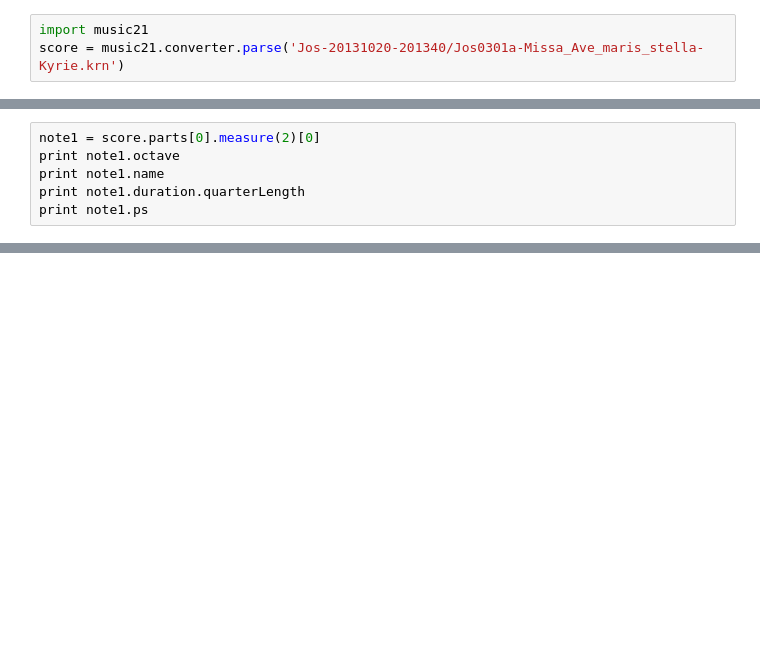
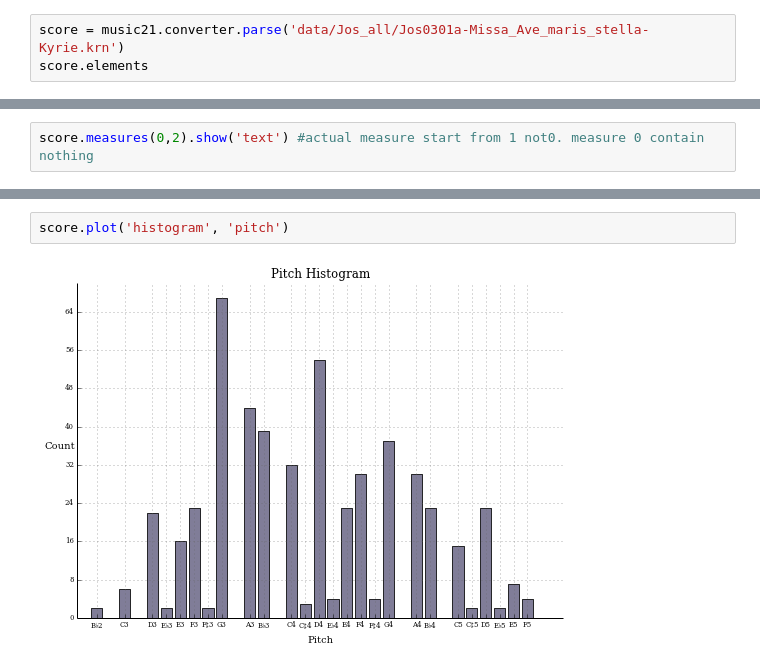
Before and after one commit to fcchou/CS229-project, a Jupyter notebook: test1.ipynb, the cells around one changed output, grey strips where cells are left out. Cells and saved outputs as stored; diff of their text form; blank space fills up the shorter version.

Commit message:
Test some of the functions of Music21 Please check test1.ipynb for the detail
Signed-off-by: stevekuo <stevekuo4@gmail.com>

```diff
--- a/test1.ipynb
+++ b/test1.ipynb
@@ -1,3 +21,3 @@
 # %%
-import music21
-score = music21.converter.parse('Jos-20131020-201340/Jos0301a-Missa_Ave_maris_stella-Kyrie.krn')
+score = music21.converter.parse('data/Jos_all/Jos0301a-Missa_Ave_maris_stella-Kyrie.krn')
+score.elements
@@ -4,6 +41,0 @@ score = music21.converter.parse('Jos-20131020-201340/Jos0301a-Missa_Ave_maris_st
-# %%
-note1 = score.parts[0].measure(2)[0]
-print note1.octave
-print note1.name
-print note1.duration.quarterLength
-print note1.ps
@@ -44,0 +44,2 @@ score1.parts[2].measures(0,4).show('text')
+# %%
+score.measures(0,2).show('text') #actual measure start from 1 not0. measure 0 contain nothing
@@ -44,0 +68,4 @@ score1.parts[2].measures(0,4).show('text')
+# %%
+score.plot('histogram', 'pitch')
+# %% [output]
+[figure, added]
```
Also changed, not shown: parts of 25 cells of this notebook.
